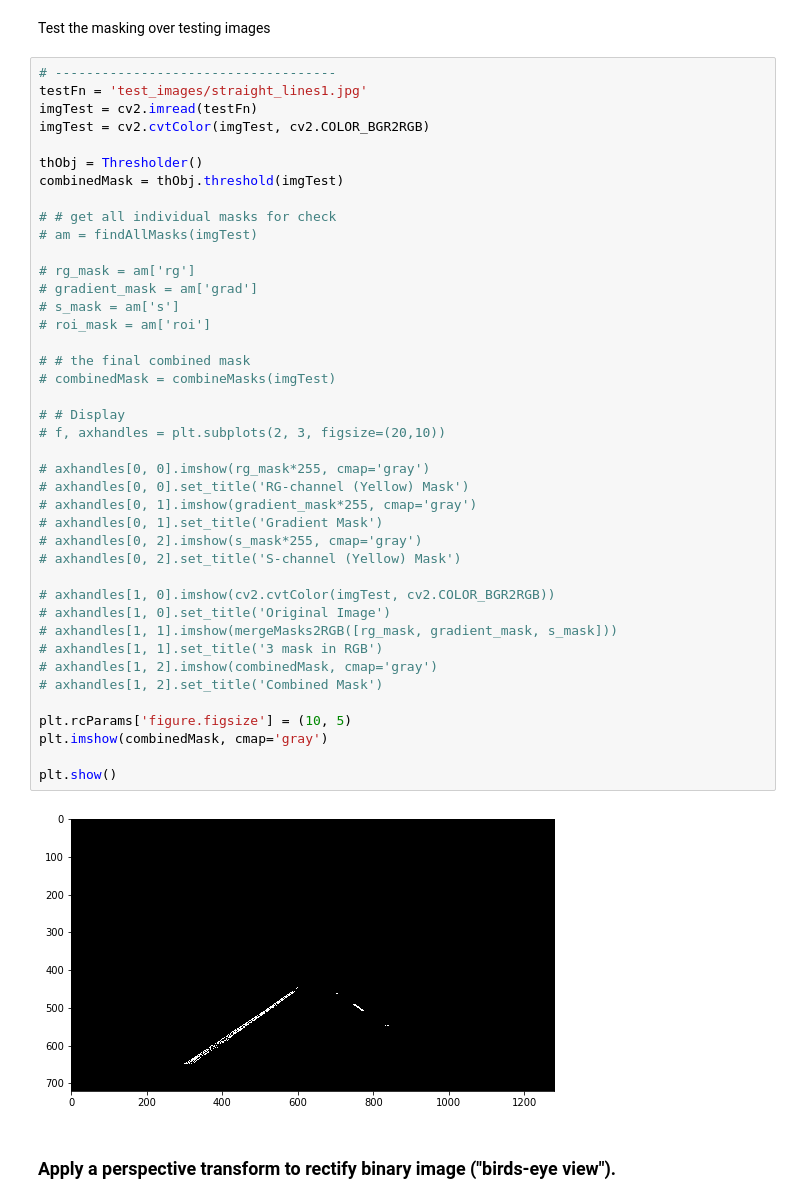
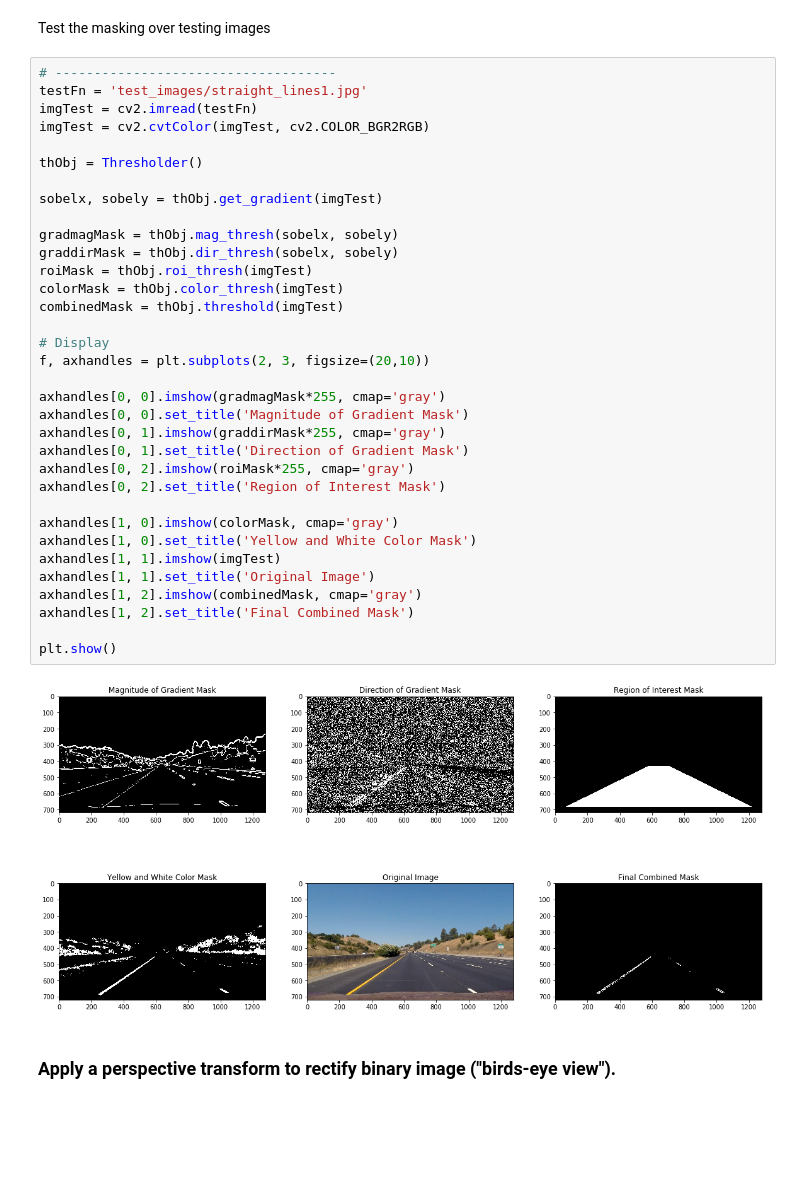
Before and after one commit to StevenShuoFeng/CarND-Advanced-Lane-Lines, a Jupyter notebook: P4_playground.ipynb, the cells around one changed output. Cells and saved outputs as stored; diff of their text form; blank space fills up the shorter version.

Commit message:
update masking class for temp result display

```diff
--- a/P4_playground.ipynb
+++ b/P4_playground.ipynb
@@ -51,46 +51,39 @@ Test the masking over testing images
 # %%
 # ------------------------------------
 testFn = 'test_images/straight_lines1.jpg'
 imgTest = cv2.imread(testFn)
 imgTest = cv2.cvtColor(imgTest, cv2.COLOR_BGR2RGB)
 
 thObj = Thresholder()
+
+sobelx, sobely = thObj.get_gradient(imgTest)
+
+gradmagMask = thObj.mag_thresh(sobelx, sobely)
+graddirMask = thObj.dir_thresh(sobelx, sobely)
+roiMask = thObj.roi_thresh(imgTest)
+colorMask = thObj.color_thresh(imgTest)
 combinedMask = thObj.threshold(imgTest)
 
-# # get all individual masks for check
-# am = findAllMasks(imgTest)
+# Display
+f, axhandles = plt.subplots(2, 3, figsize=(20,10))
 
-# rg_mask = am['rg']
-# gradient_mask = am['grad']
-# s_mask = am['s']
-# roi_mask = am['roi']
+axhandles[0, 0].imshow(gradmagMask*255, cmap='gray')
+axhandles[0, 0].set_title('Magnitude of Gradient Mask')
+axhandles[0, 1].imshow(graddirMask*255, cmap='gray')
+axhandles[0, 1].set_title('Direction of Gradient Mask')
+axhandles[0, 2].imshow(roiMask*255, cmap='gray')
+axhandles[0, 2].set_title('Region of Interest Mask')
 
-# # the final combined mask
-# combinedMask = combineMasks(imgTest)
-
-# # Display
-# f, axhandles = plt.subplots(2, 3, figsize=(20,10))
-
-# axhandles[0, 0].imshow(rg_mask*255, cmap='gray')
-# axhandles[0, 0].set_title('RG-channel (Yellow) Mask')
-# axhandles[0, 1].imshow(gradient_mask*255, cmap='gray')
-# axhandles[0, 1].set_title('Gradient Mask')
-# axhandles[0, 2].imshow(s_mask*255, cmap='gray')
-# axhandles[0, 2].set_title('S-channel (Yellow) Mask')
-
-# axhandles[1, 0].imshow(cv2.cvtColor(imgTest, cv2.COLOR_BGR2RGB))
-# axhandles[1, 0].set_title('Original Image')
-# axhandles[1, 1].imshow(mergeMasks2RGB([rg_mask, gradient_mask, s_mask]))
-# axhandles[1, 1].set_title('3 mask in RGB')
-# axhandles[1, 2].imshow(combinedMask, cmap='gray')
-# axhandles[1, 2].set_title('Combined Mask')
-
-plt.rcParams['figure.figsize'] = (10, 5)
-plt.imshow(combinedMask, cmap='gray')
+axhandles[1, 0].imshow(colorMask, cmap='gray')
+axhandles[1, 0].set_title('Yellow and White Color Mask')
+axhandles[1, 1].imshow(imgTest)
+axhandles[1, 1].set_title('Original Image')
+axhandles[1, 2].imshow(combinedMask, cmap='gray')
+axhandles[1, 2].set_title('Final Combined Mask')
 
 plt.show()
 # %% [output]
-[figure, old version]
+[figure, new version]
 # %% [markdown]
 ### Apply a perspective transform to rectify binary image ("birds-eye view").
 # %%
```
Also changed, not shown: 1 other file.
